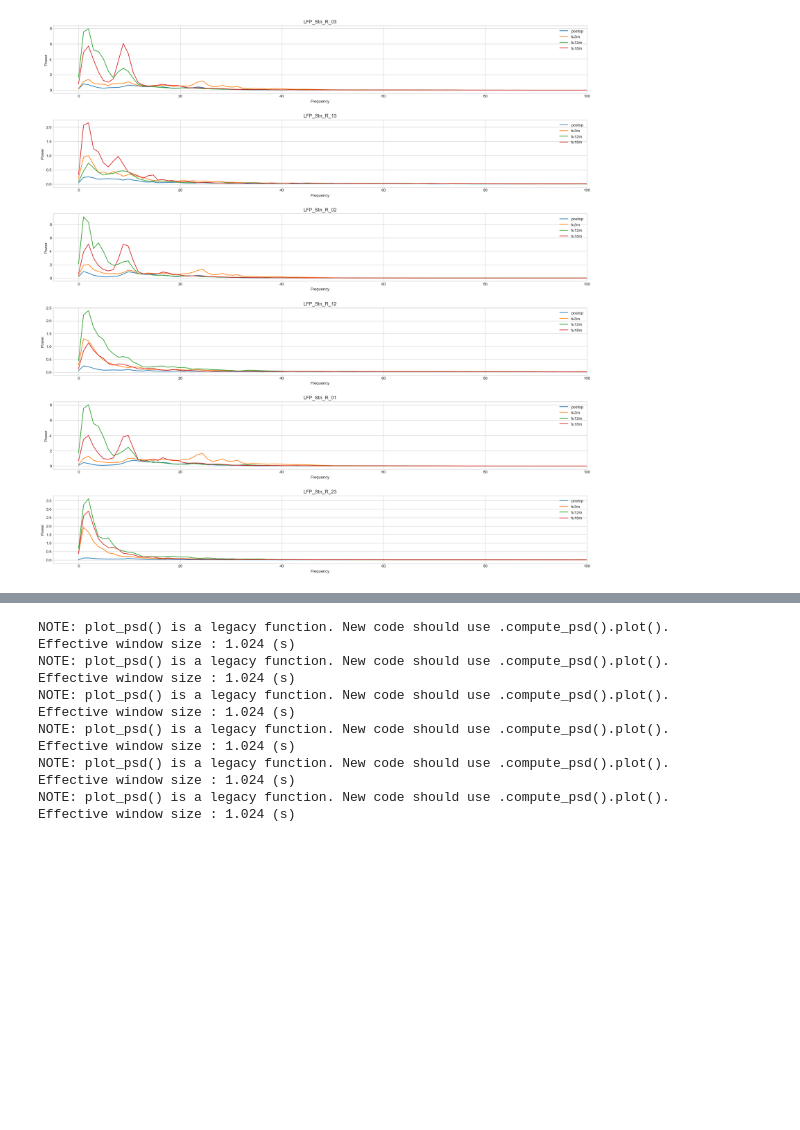
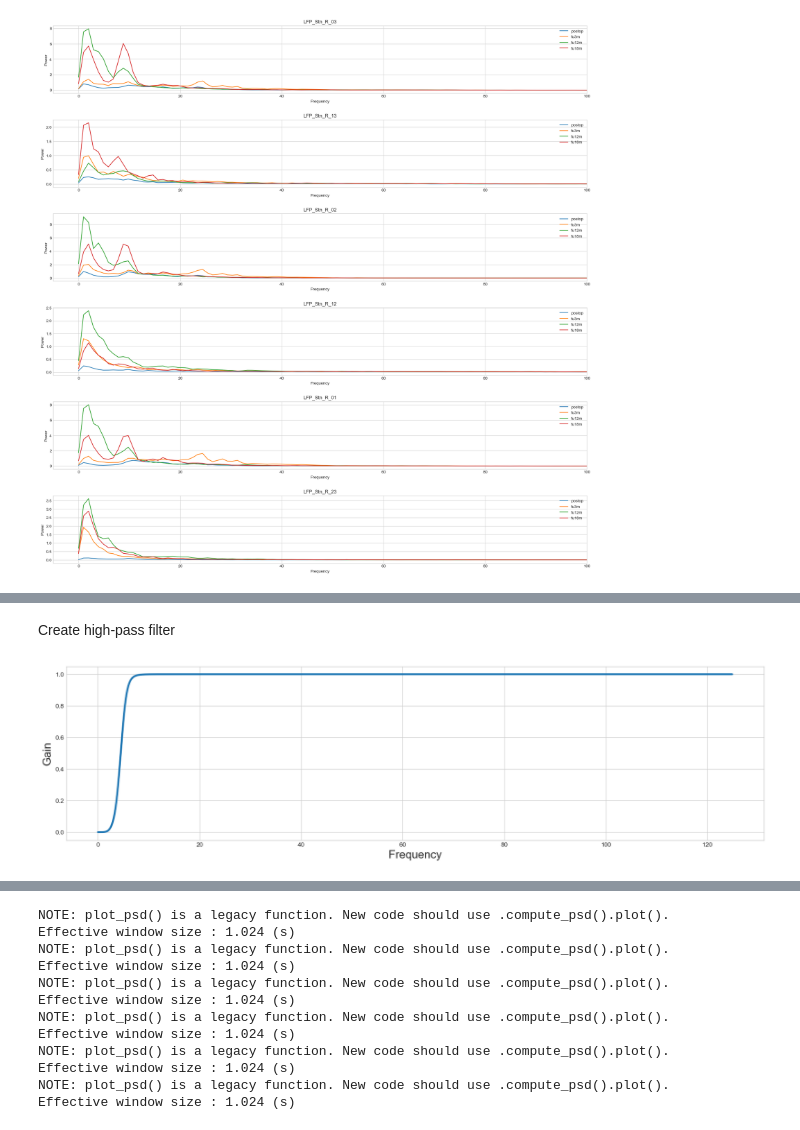
Before and after one commit to jgvhabets/PyPerceive, a Jupyter notebook: code/notebooks/percept_tf_analysis.ipynb, the cells around one changed output, grey strips where cells are left out. Drawn from its saved outputs; the diff is of its cells as text; code cells hidden in the pictures; blank space fills up the shorter version.

```diff
--- a/code/notebooks/percept_tf_analysis.ipynb
+++ b/code/notebooks/percept_tf_analysis.ipynb
@@ -640,0 +719,28 @@ plt.show() # always needed to visualize the plot, in a .py file, use plt.show()
+# %% [markdown]
+Create high-pass filter
+# %%
+# create high-pass filter
+
+
+from scipy.signal import butter, filtfilt, freqz
+
+filter_order = 5 # sharpness of the filter, in MATLAB spm_eeg_filter default=5 Butterworth, used in wjn_filter
+frequency_cutoff = 5
+sampling_frequency = 250
+
+# Create the filter
+b, a = butter(filter_order, frequency_cutoff, btype='high', output='ba', fs=sampling_frequency)
+
+def rad_sample_to_hz(x, fs):
+    return (x*fs)/(2*np.pi)
+
+def plot_filter(b, a, fs):
+    plt.figure(figsize=(20,5))
+    w, h = freqz(b, a, worN=512*2, whole=False)
+    plt.plot(rad_sample_to_hz(w, fs), abs(h), linewidth=3)
+    plt.ylabel('Gain', fontsize=18)
+    plt.xlabel('Frequency', fontsize=18)
+
+plot_filter(b, a, sampling_frequency)
+# %% [output]
+[figure, added]
```
Also changed, not shown: parts of 17 cells of this notebook, 4 other files.
